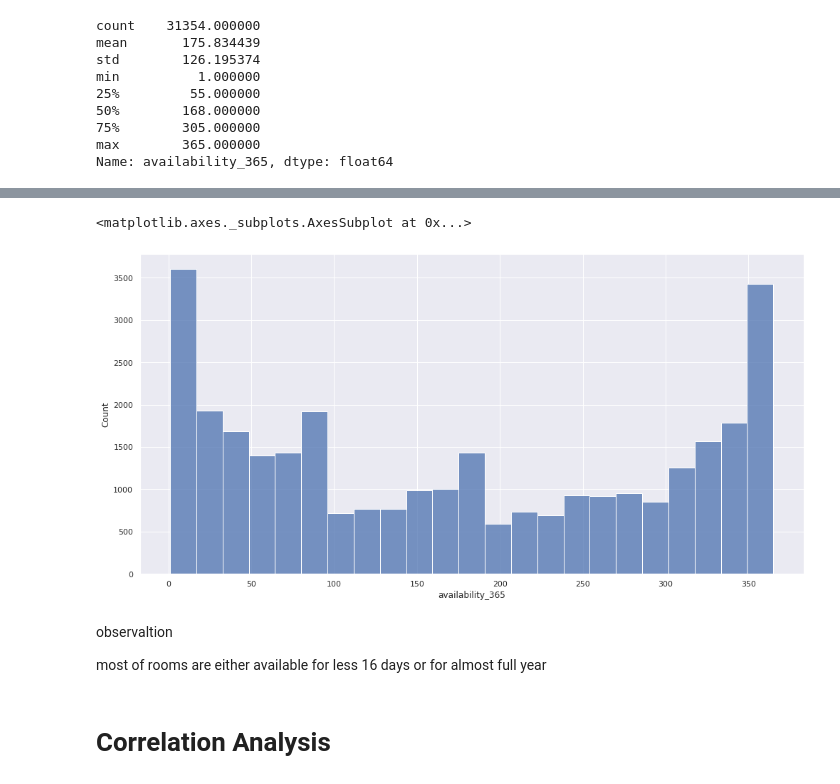
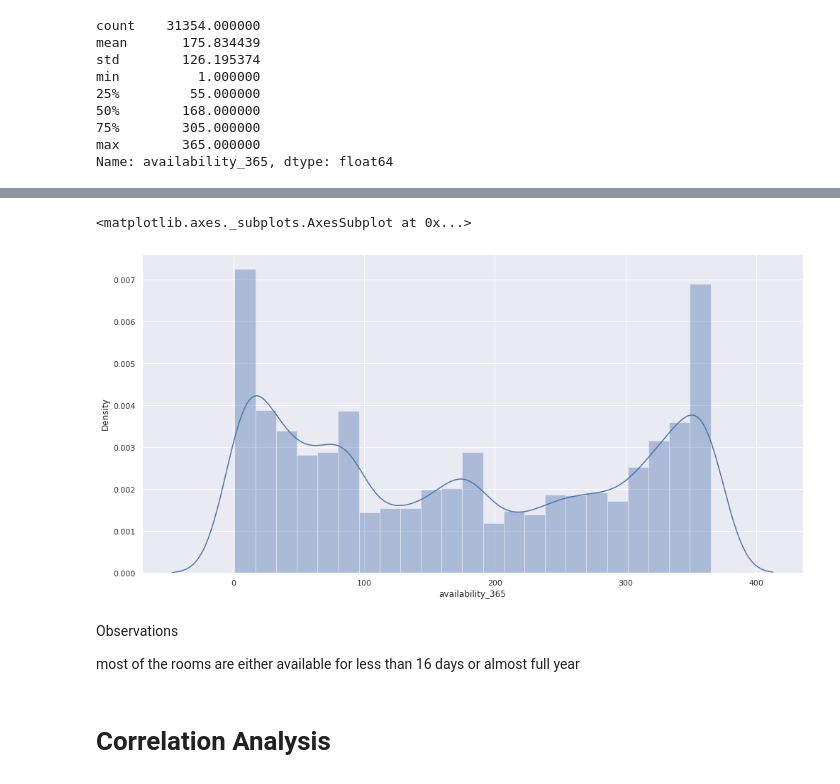
Before and after one commit to Ali-Asgar-Lakdawala/EDA-airbnb, a Jupyter notebook: Ali_Asgar_Airbnb_Bookings_Analysis_Capstone_Project.ipynb, the cells around one changed output, grey strips where cells are left out. Cells and saved outputs as stored; diff of their text form; code cells hidden in the pictures.

Commit message:
corrected spelling mistakes, added comments and graph labels

```diff
--- a/Ali_Asgar_Airbnb_Bookings_Analysis_Capstone_Project.ipynb
+++ b/Ali_Asgar_Airbnb_Bookings_Analysis_Capstone_Project.ipynb
@@ -77,14 +80,19 @@ Data columns (total 16 columns):
 dtypes: float64(3), int64(7), object(6)
 memory usage: 6.0+ MB
 # %%
+#creating a backup data frame
 df_with_na=df
+#filling all the nan values in #reviews_per_month to 0
 df['reviews_per_month'] = df['reviews_per_month'].fillna(0)
-# df['last_review'] = df['last_review'].fillna(0)
-df['host_name'] = df['host_name'].replace(np.nan, 'apsent')
-df['name'] = df['name'].replace(np.nan, 'apsent')
-# df.dropna(inplace = True)
+#replacing nan hostname to absent
+df['host_name'] = df['host_name'].replace(np.nan, 'absent')
+#replacing nan name of houses to absent
+df['name'] = df['name'].replace(np.nan, 'absent')
+#removing all the duplicate entries
 df.drop_duplicates(inplace = True)
+#removing all the hoses whose listed price is zero
 df=df.loc[df['price']>0]
+#removing all the homes which are available for zero-days
 df=df.loc[df['availability_365']>0]
 # %%
 df.head(1)
@@ -653,12 +695,12 @@ plt.xticks(rotation=90)
 # %%
-sns.histplot(df.availability_365)
+sns.distplot(df.availability_365)
 # %% [output]
 <matplotlib.axes._subplots.AxesSubplot at 0x...>
-[figure, old version]
+[figure, new version]
 # %% [markdown]
-observaltion
+Observations
 
-most of rooms are either available for less 16 days or for almost full year
+most of the rooms are either available for less than 16 days or almost full year
 # %% [markdown]
 # Correlation Analysis
 # %% [markdown]
```
Also changed, not shown: parts of 65 cells of this notebook.
